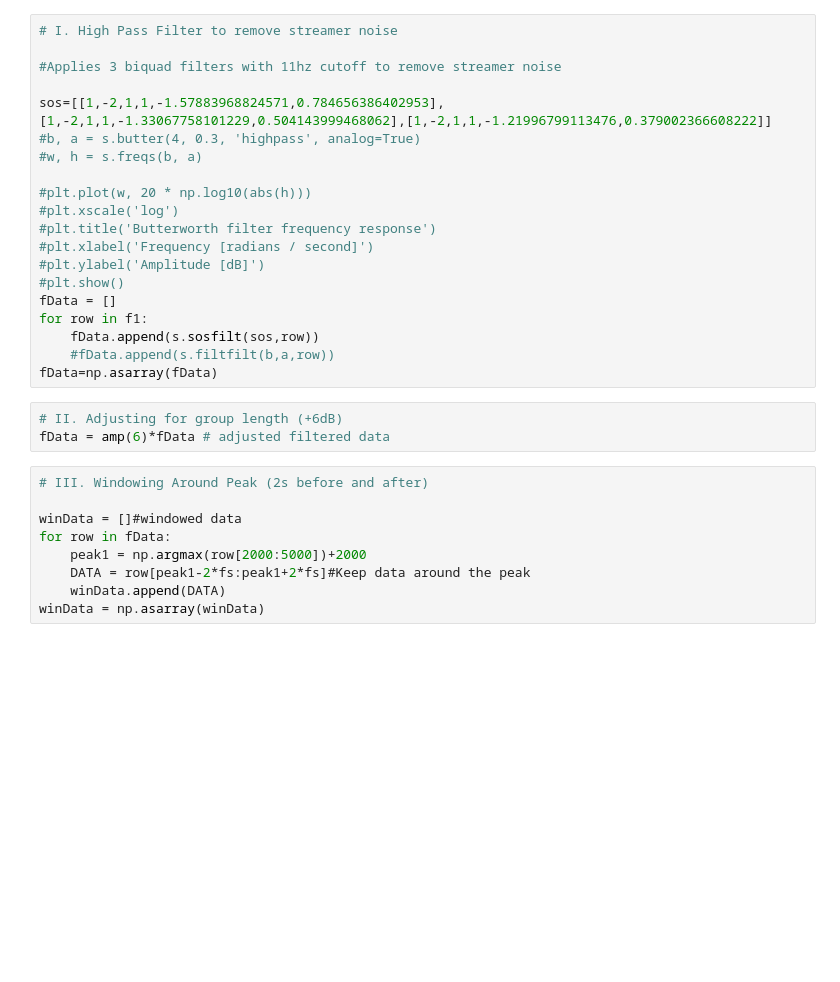
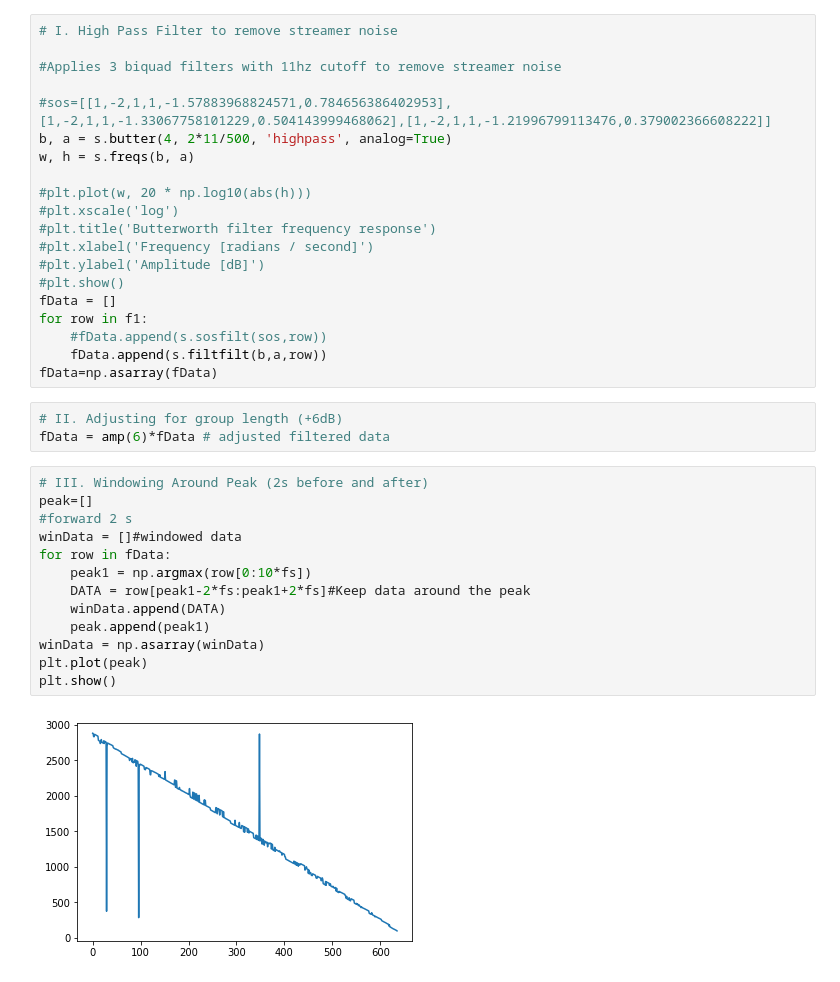
Before and after one commit to efreneau/Machine-Learning-On-Seismic-Streamer-Data, a Jupyter notebook: Calculating RMS and SEL.ipynb, the cells around one changed output. Saved outputs shown, nothing was run; the diff lists cells and outputs as text; blank space fills up the shorter version.

```diff
--- a/Calculating RMS and SEL.ipynb
+++ b/Calculating RMS and SEL.ipynb
@@ -45,9 +47,9 @@ fs = 250
 
 #Applies 3 biquad filters with 11hz cutoff to remove streamer noise
 
-sos=[[1,-2,1,1,-1.57883968824571,0.784656386402953],[1,-2,1,1,-1.33067758101229,0.504143999468062],[1,-2,1,1,-1.21996799113476,0.379002366608222]]
-#b, a = s.butter(4, 0.3, 'highpass', analog=True)
-#w, h = s.freqs(b, a)
+#sos=[[1,-2,1,1,-1.57883968824571,0.784656386402953],[1,-2,1,1,-1.33067758101229,0.504143999468062],[1,-2,1,1,-1.21996799113476,0.379002366608222]]
+b, a = s.butter(4, 2*11/500, 'highpass', analog=True)
+w, h = s.freqs(b, a)
 
 #plt.plot(w, 20 * np.log10(abs(h)))
 #plt.xscale('log')
@@ -57,21 +59,27 @@ sos=[[1,-2,1,1,-1.57883968824571,0.784656386402953],[1,-2,1,1,-1.33067758101229,
 #plt.show()
 fData = []
 for row in f1:
-    fData.append(s.sosfilt(sos,row))
-    #fData.append(s.filtfilt(b,a,row))
+    #fData.append(s.sosfilt(sos,row))
+    fData.append(s.filtfilt(b,a,row))
 fData=np.asarray(fData)
 # %%
 # II. Adjusting for group length (+6dB)
 fData = amp(6)*fData # adjusted filtered data
 # %%
 # III. Windowing Around Peak (2s before and after)
-
+peak=[]
+#forward 2 s
 winData = []#windowed data
 for row in fData:
-    peak1 = np.argmax(row[2000:5000])+2000
+    peak1 = np.argmax(row[0:10*fs])
     DATA = row[peak1-2*fs:peak1+2*fs]#Keep data around the peak
     winData.append(DATA)
+    peak.append(peak1)
 winData = np.asarray(winData)
+plt.plot(peak)
+plt.show()
+# %% [output]
+[figure, added]
 # %%
 # IV. Calculate RMS Density
 
```
Also changed, not shown: parts of 5 cells of this notebook.
